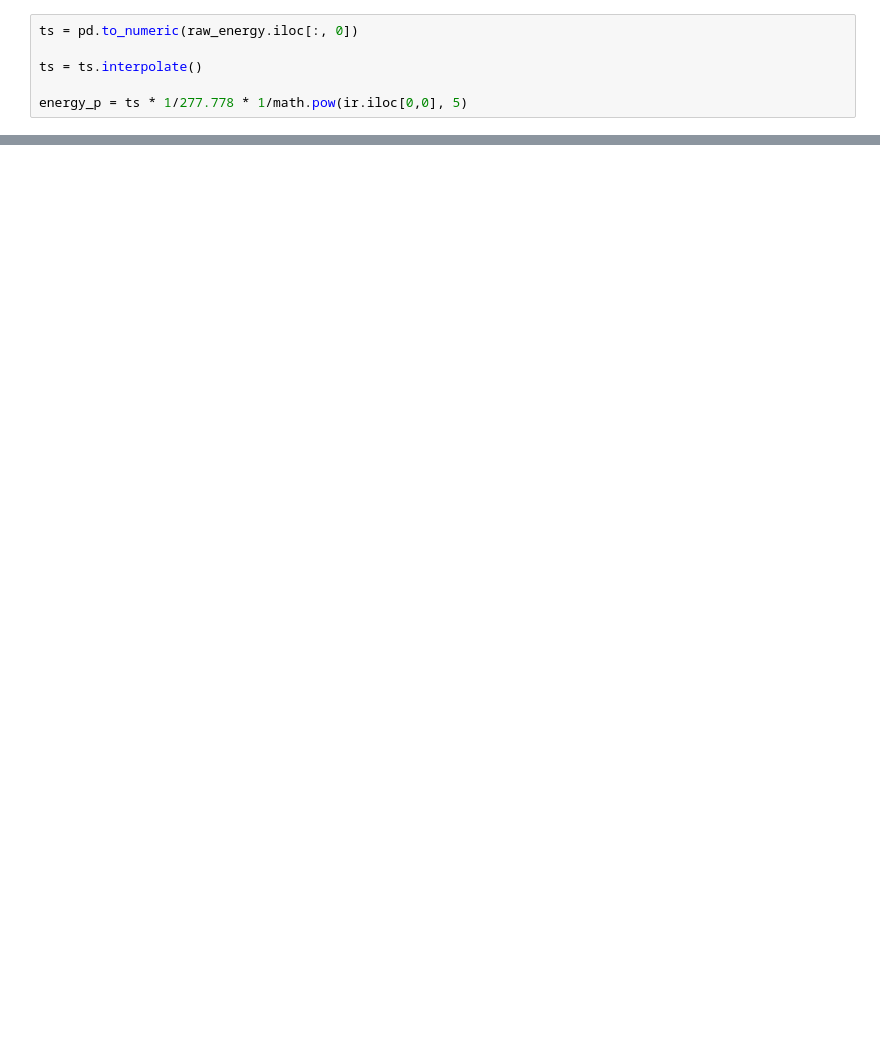
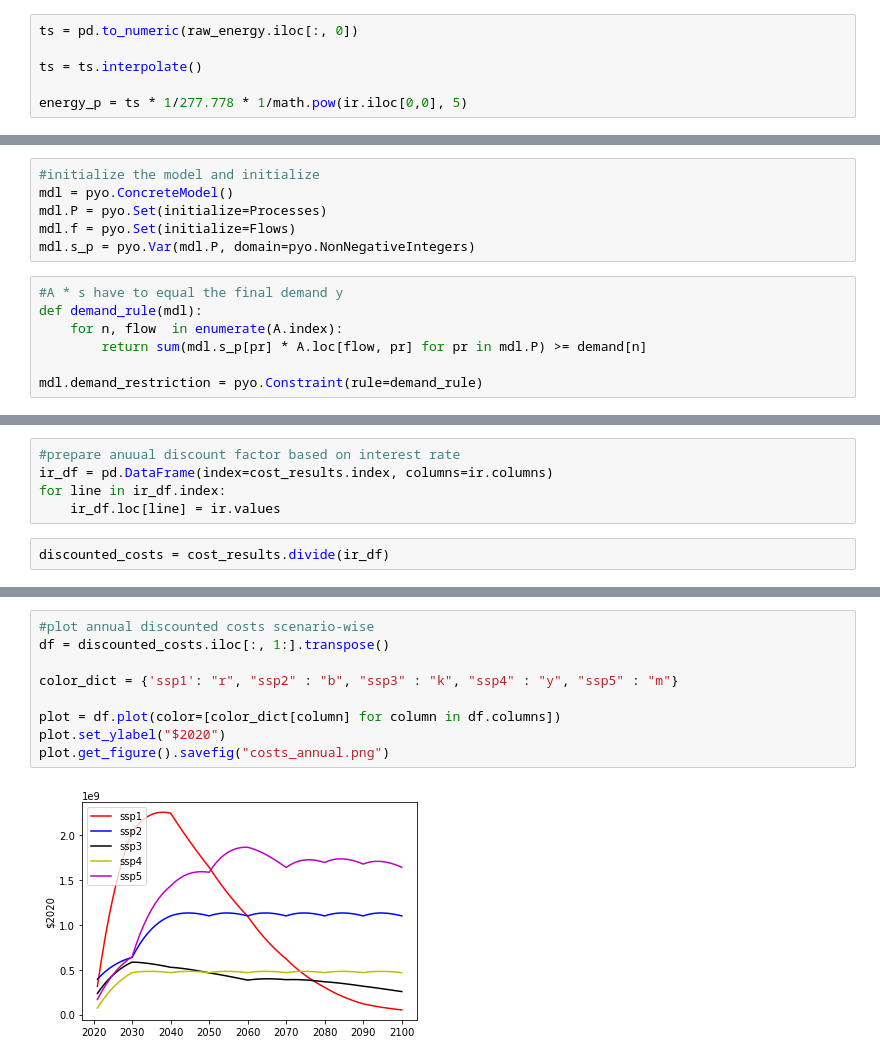
Before and after one commit to jmuessel/SSP_LCA_risk_modeling, a Jupyter notebook: Optimization_LCA_SSP_framework.ipynb, the cells around one changed output, grey strips where cells are left out. Saved outputs shown, nothing was run; the diff lists cells and outputs as text; blank space fills up the shorter version.

```diff
--- a/Optimization_LCA_SSP_framework.ipynb
+++ b/Optimization_LCA_SSP_framework.ipynb
@@ -140,0 +101,13 @@ TypeError: 'SetProduct_FiniteSet' object is not callable
+# %%
+#initialize the model and initialize
+mdl = pyo.ConcreteModel()
+mdl.P = pyo.Set(initialize=Processes)
+mdl.f = pyo.Set(initialize=Flows)
+mdl.s_p = pyo.Var(mdl.P, domain=pyo.NonNegativeIntegers)
+# %%
+#A * s have to equal the final demand y
+def demand_rule(mdl):
+    for n, flow  in enumerate(A.index):
+        return sum(mdl.s_p[pr] * A.loc[flow, pr] for pr in mdl.P) >= demand[n]
+
+mdl.demand_restriction = pyo.Constraint(rule=demand_rule)
@@ -140,0 +187,7 @@ TypeError: 'SetProduct_FiniteSet' object is not callable
+# %%
+#prepare anuual discount factor based on interest rate
+ir_df = pd.DataFrame(index=cost_results.index, columns=ir.columns)
+for line in ir_df.index:
+    ir_df.loc[line] = ir.values
+# %%
+discounted_costs = cost_results.divide(ir_df)
@@ -140,0 +206,11 @@ TypeError: 'SetProduct_FiniteSet' object is not callable
+# %%
+#plot annual discounted costs scenario-wise
+df = discounted_costs.iloc[:, 1:].transpose()
+
+color_dict = {'ssp1': "r", "ssp2" : "b", "ssp3" : "k", "ssp4" : "y", "ssp5" : "m"}
+
+plot = df.plot(color=[color_dict[column] for column in df.columns])
+plot.set_ylabel("$2020")
+plot.get_figure().savefig("costs_annual.png")
+# %% [output]
+[figure, added]
```
Also changed, not shown: parts of 42 cells of this notebook.
